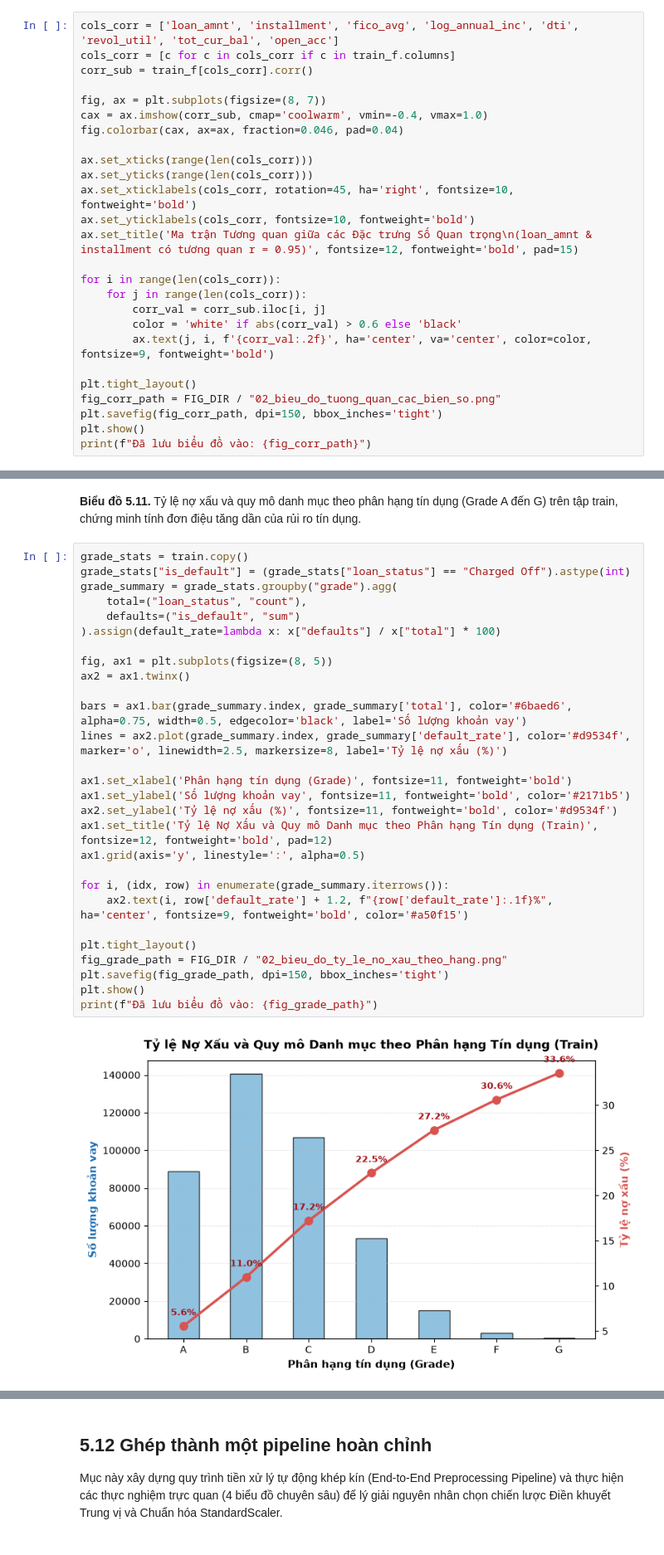
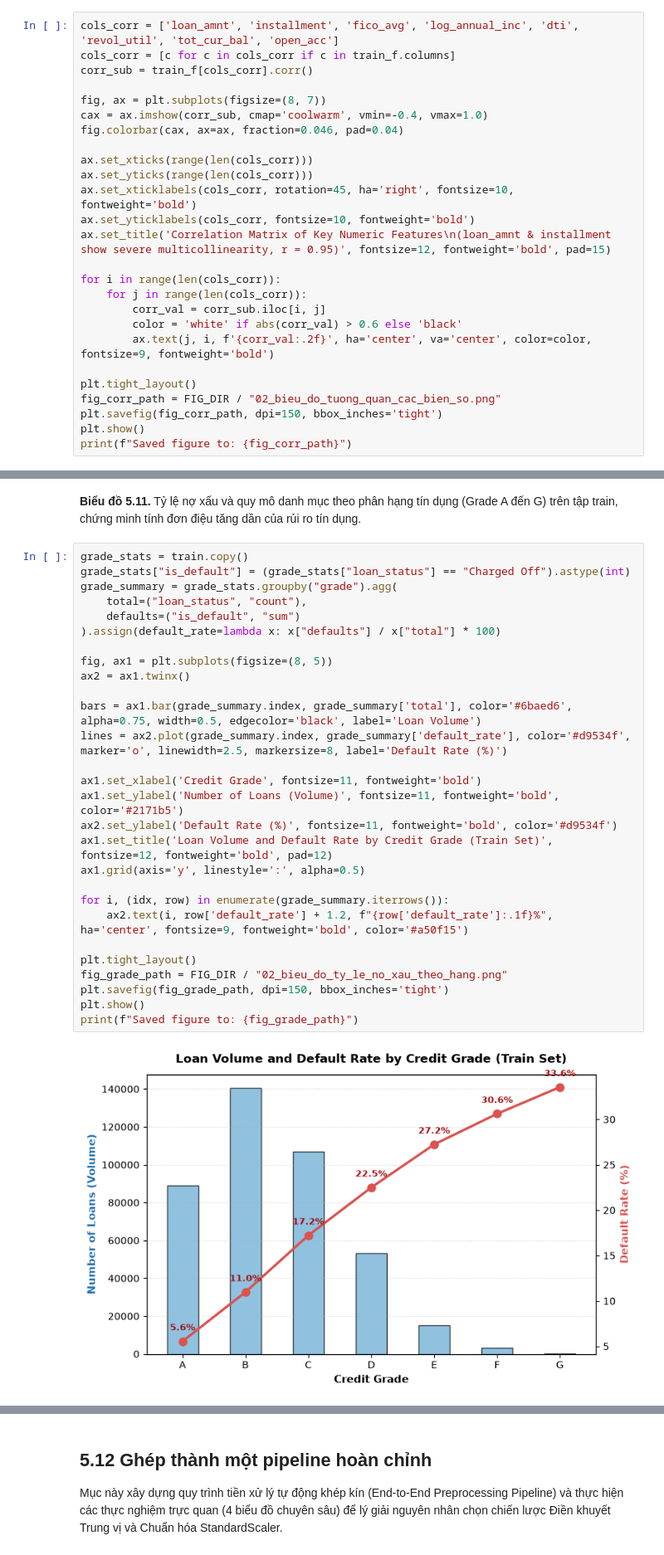
Before and after one commit to Eliza516/Lending-Club-Credit-Scoring, a Jupyter notebook: notebooks/02_lam_sach_va_feature.ipynb, the cells around one changed output, grey strips where cells are left out. Shown at 83% size. Drawn from its saved outputs; the diff is of its cells as text.

```diff
--- a/notebooks/02_lam_sach_va_feature.ipynb
+++ b/notebooks/02_lam_sach_va_feature.ipynb
@@ -955,7 +1026,7 @@ ax.set_xticks(range(len(cols_corr)))
 ax.set_yticks(range(len(cols_corr)))
 ax.set_xticklabels(cols_corr, rotation=45, ha='right', fontsize=10, fontweight='bold')
 ax.set_yticklabels(cols_corr, fontsize=10, fontweight='bold')
-ax.set_title('Ma trận Tương quan giữa các Đặc trưng Số Quan trọng\n(loan_amnt & installment có tương quan r = 0.95)', fontsize=12, fontweight='bold', pad=15)
+ax.set_title('Correlation Matrix of Key Numeric Features\n(loan_amnt & installment show severe multicollinearity, r = 0.95)', fontsize=12, fontweight='bold', pad=15)
 
 for i in range(len(cols_corr)):
     for j in range(len(cols_corr)):
@@ -967,5 +1038,5 @@ plt.tight_layout()
 fig_corr_path = FIG_DIR / "02_bieu_do_tuong_quan_cac_bien_so.png"
 plt.savefig(fig_corr_path, dpi=150, bbox_inches='tight')
 plt.show()
-print(f"Đã lưu biểu đồ vào: {fig_corr_path}")
+print(f"Saved figure to: {fig_corr_path}")
 # %% [output]
@@ -1013,30 +1084,30 @@ Tổng số feature đầu vào cho mô hình: 45 số + 5 phân loại.
 # %%
 grade_stats = train.copy()
 grade_stats["is_default"] = (grade_stats["loan_status"] == "Charged Off").astype(int)
 grade_summary = grade_stats.groupby("grade").agg(
     total=("loan_status", "count"),
     defaults=("is_default", "sum")
 ).assign(default_rate=lambda x: x["defaults"] / x["total"] * 100)
 
 fig, ax1 = plt.subplots(figsize=(8, 5))
 ax2 = ax1.twinx()
 
-bars = ax1.bar(grade_summary.index, grade_summary['total'], color='#6baed6', alpha=0.75, width=0.5, edgecolor='black', label='Số lượng khoản vay')
-lines = ax2.plot(grade_summary.index, grade_summary['default_rate'], color='#d9534f', marker='o', linewidth=2.5, markersize=8, label='Tỷ lệ nợ xấu (%)')
+bars = ax1.bar(grade_summary.index, grade_summary['total'], color='#6baed6', alpha=0.75, width=0.5, edgecolor='black', label='Loan Volume')
+lines = ax2.plot(grade_summary.index, grade_summary['default_rate'], color='#d9534f', marker='o', linewidth=2.5, markersize=8, label='Default Rate (%)')
 
-ax1.set_xlabel('Phân hạng tín dụng (Grade)', fontsize=11, fontweight='bold')
-ax1.set_ylabel('Số lượng khoản vay', fontsize=11, fontweight='bold', color='#2171b5')
-ax2.set_ylabel('Tỷ lệ nợ xấu (%)', fontsize=11, fontweight='bold', color='#d9534f')
-ax1.set_title('Tỷ lệ Nợ Xấu và Quy mô Danh mục theo Phân hạng Tín dụng (Train)', fontsize=12, fontweight='bold', pad=12)
+ax1.set_xlabel('Credit Grade', fontsize=11, fontweight='bold')
+ax1.set_ylabel('Number of Loans (Volume)', fontsize=11, fontweight='bold', color='#2171b5')
+ax2.set_ylabel('Default Rate (%)', fontsize=11, fontweight='bold', color='#d9534f')
+ax1.set_title('Loan Volume and Default Rate by Credit Grade (Train Set)', fontsize=12, fontweight='bold', pad=12)
 ax1.grid(axis='y', linestyle=':', alpha=0.5)
 
 for i, (idx, row) in enumerate(grade_summary.iterrows()):
     ax2.text(i, row['default_rate'] + 1.2, f"{row['default_rate']:.1f}%", ha='center', fontsize=9, fontweight='bold', color='#a50f15')
 
 plt.tight_layout()
 fig_grade_path = FIG_DIR / "02_bieu_do_ty_le_no_xau_theo_hang.png"
 plt.savefig(fig_grade_path, dpi=150, bbox_inches='tight')
 plt.show()
-print(f"Đã lưu biểu đồ vào: {fig_grade_path}")
+print(f"Saved figure to: {fig_grade_path}")
 # %% [output]
-[figure, old version]
+[figure, new version]
```
Also changed, not shown: parts of 17 cells of this notebook.
